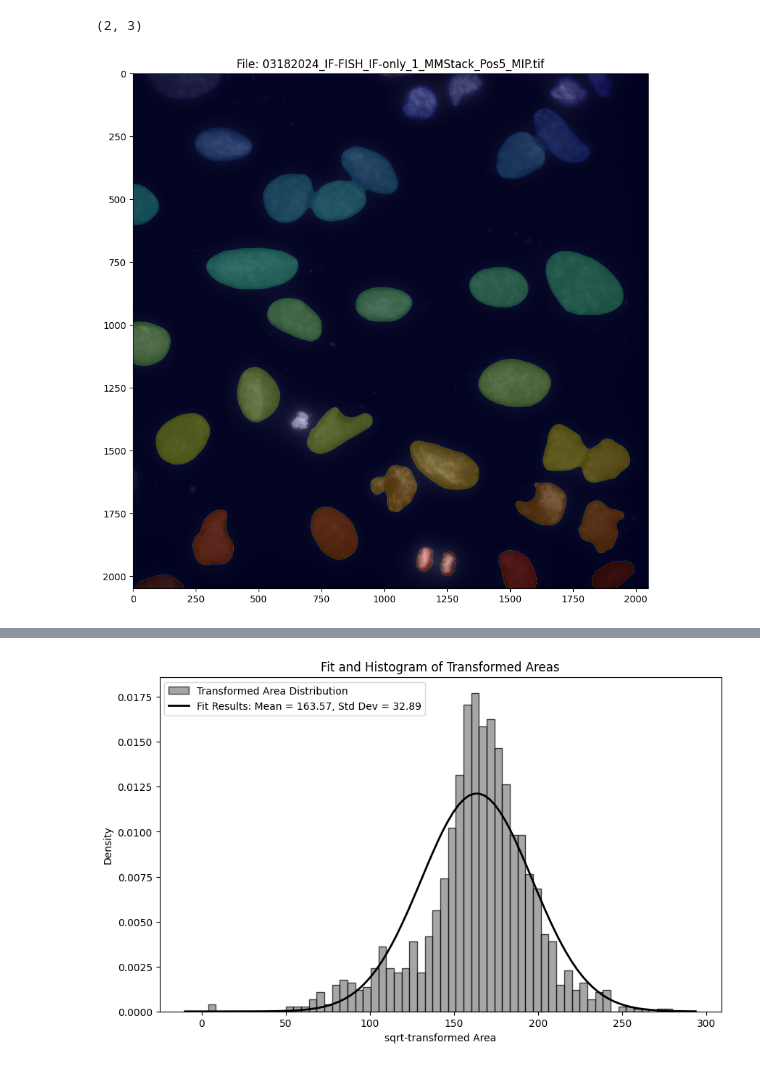
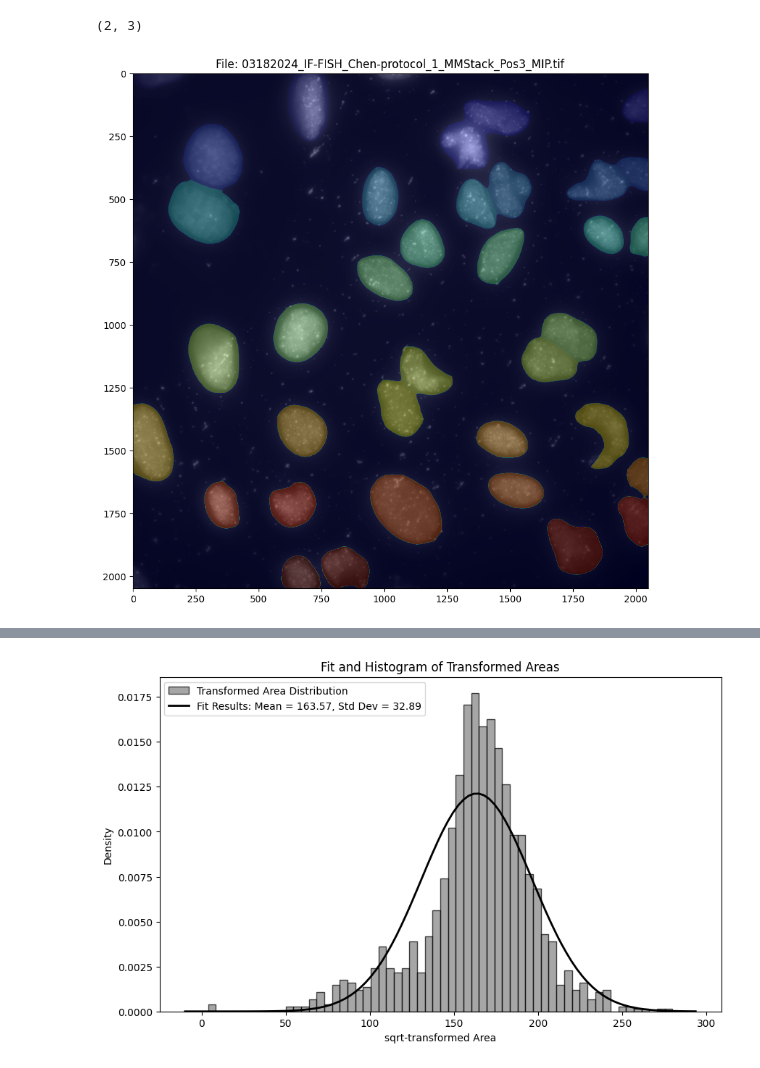
Before and after one commit to timotheelionnet/python_image-analysis, a Jupyter notebook: notebooks/image-readr.ipynb, the cells around one changed output, grey strips where cells are left out. Drawn from its saved outputs; the diff is of its cells as text; code cells hidden in the pictures.

```diff
--- a/notebooks/image-readr.ipynb
+++ b/notebooks/image-readr.ipynb
@@ -97,35 +97,35 @@ print(matched_indices[2])
 # Overlay the corresponding mask on a channel (given as c) of a given image
 # to visually inspect
 
 # Specify the index of the image to check
 # and the channel to plot — remember CH1 for ImageJ but channel 0 for Python!
-image_index = 5 # Replace with the desired index
+image_index = 12 # Replace with the desired index
 c = 0 # remember the channel order in these images
 
 # Find the corresponding mask index
 # and define the image and mask pair
 mask_index = [pair[1] for pair in matched_indices if pair[0] == image_index][0]
 
 my_image = all_images['image'][image_index]
 image_file = file_names['image'][image_index]
 my_mask_n = all_images['mask_n'][mask_index]
 
 # Select the c channel
 channel_image = my_image[c, ...]
 
 # Overlay the mask on the rest of the image if they have the same dimensions
 if channel_image.shape != my_mask_n.shape:
     print("Warning: The image and mask sizes do not match. Please check your data.")
 else:
     overlay = np.ma.masked_where(my_mask_n == 0, my_mask_n)
     plt.figure(figsize=(10, 10))
     plt.imshow(channel_image, cmap='gray')  # Display the selected channel in grayscale
     plt.imshow(my_mask_n, cmap='jet', alpha=0.25)  # Overlay the mask with transparency
     plt.title(f'File: {image_file}')
     #plt.axis('off')  # Turn off axis labels
     plt.show()
 # %% [output]
-[figure, old version]
+[figure, new version]
 # %%
 # Extract a set of metrics for each ROI defined by the mask from the corresponding image
 
```
Also changed, not shown: parts of 8 cells of this notebook.
